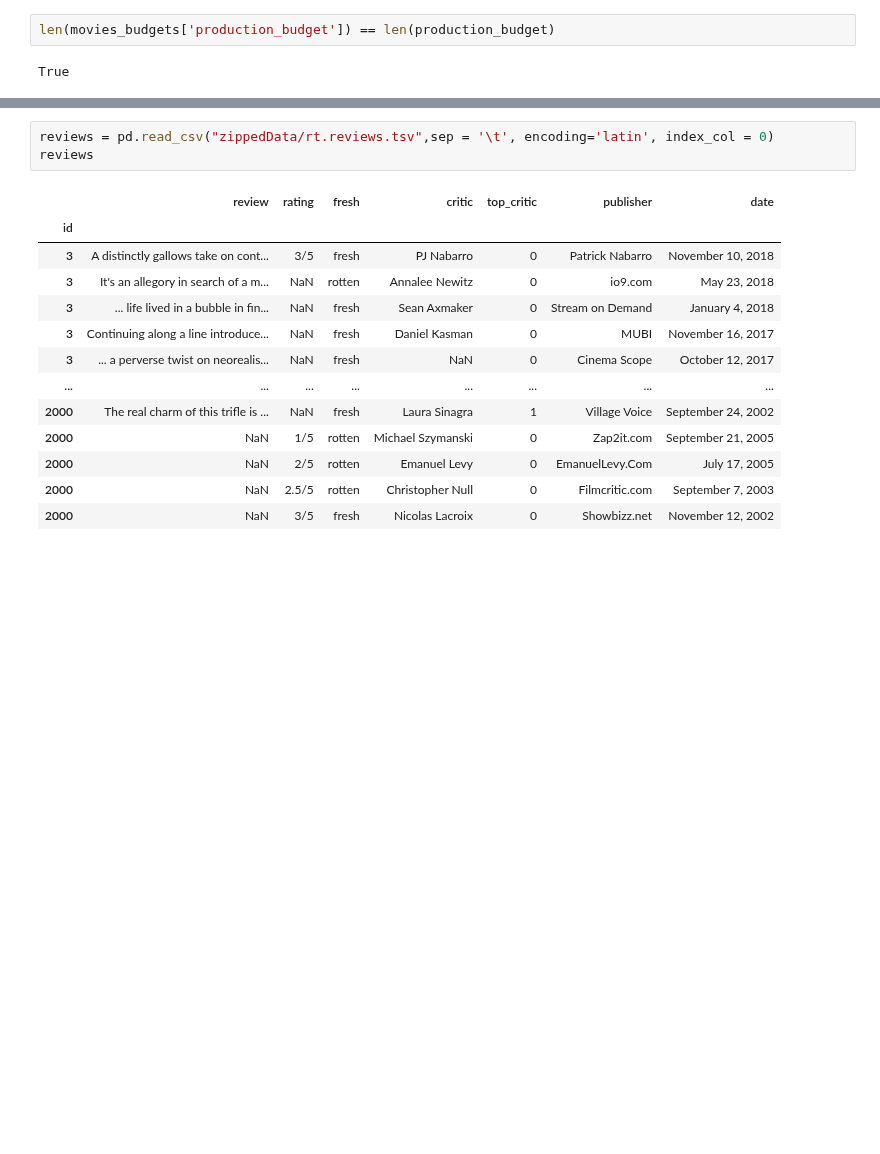
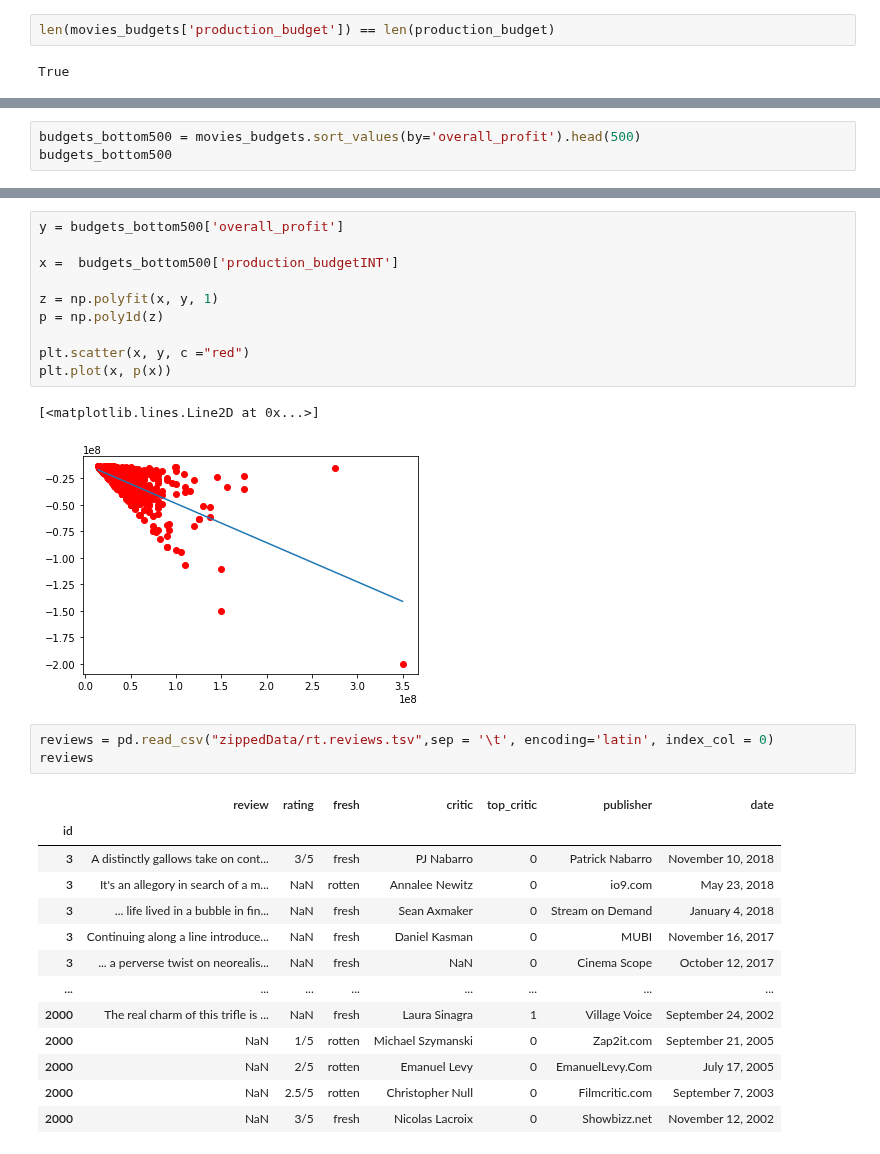
Before and after one commit to tramsay-deloitte/Dollywood, a Jupyter notebook: EnochNotebook.ipynb, the cells around one changed output, grey strips where cells are left out. Drawn from its saved outputs; the diff is of its cells as text; blank space fills up the shorter version.

```diff
--- a/EnochNotebook.ipynb
+++ b/EnochNotebook.ipynb
@@ -265,0 +367,3 @@ True
+# %%
+budgets_bottom500 = movies_budgets.sort_values(by='overall_profit').head(500)
+budgets_bottom500
@@ -266,3 +397,16 @@ True
+# %%
+y = budgets_bottom500['overall_profit']
+
+x =  budgets_bottom500['production_budgetINT']
+
+z = np.polyfit(x, y, 1)
+p = np.poly1d(z)
+
+plt.scatter(x, y, c ="red")
+plt.plot(x, p(x))
+# %% [output]
+[<matplotlib.lines.Line2D at 0x...>]
+[figure, added]
 # %%
 reviews = pd.read_csv("zippedData/rt.reviews.tsv",sep = '\t', encoding='latin', index_col = 0)
 reviews
```
Also changed, not shown: parts of 14 cells of this notebook.
